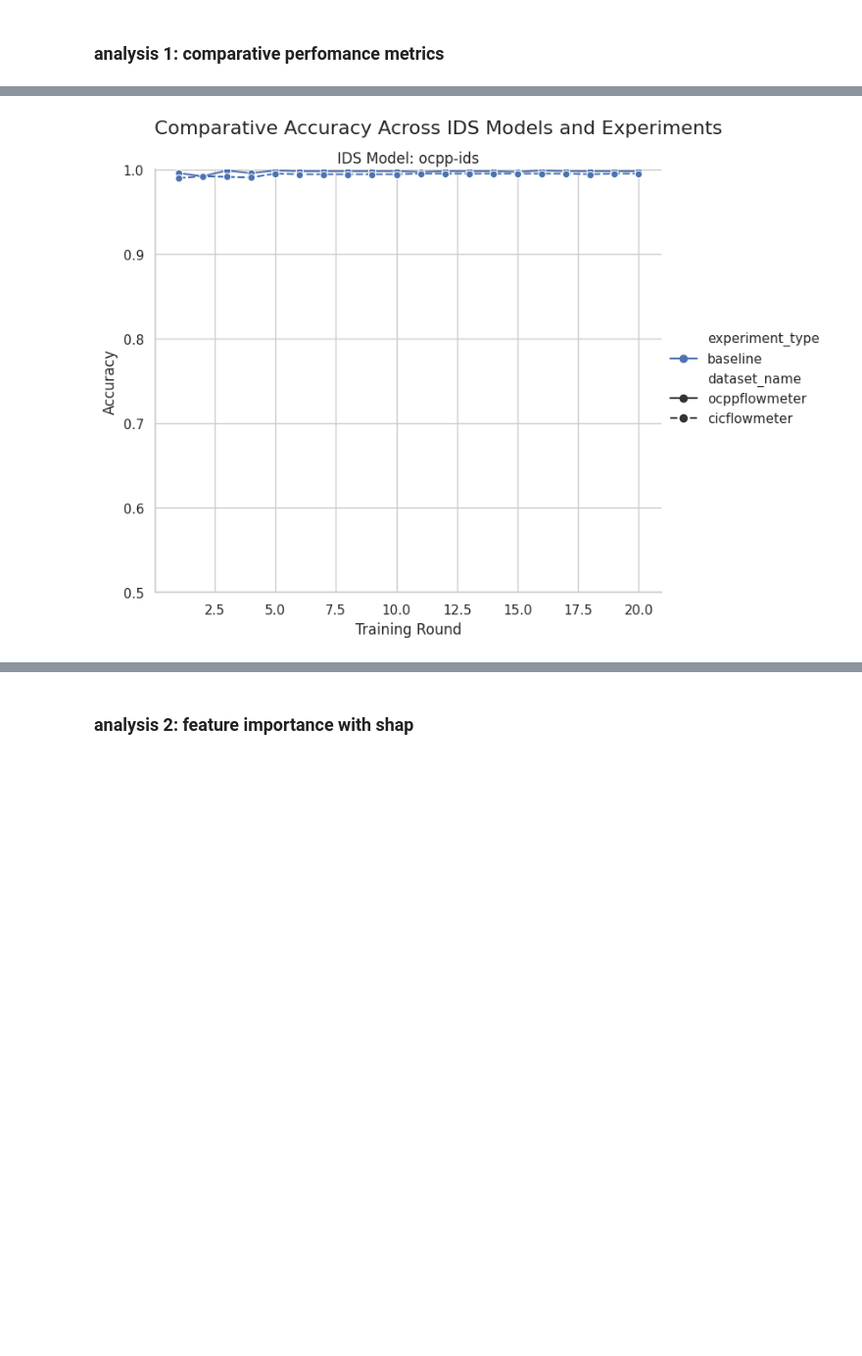
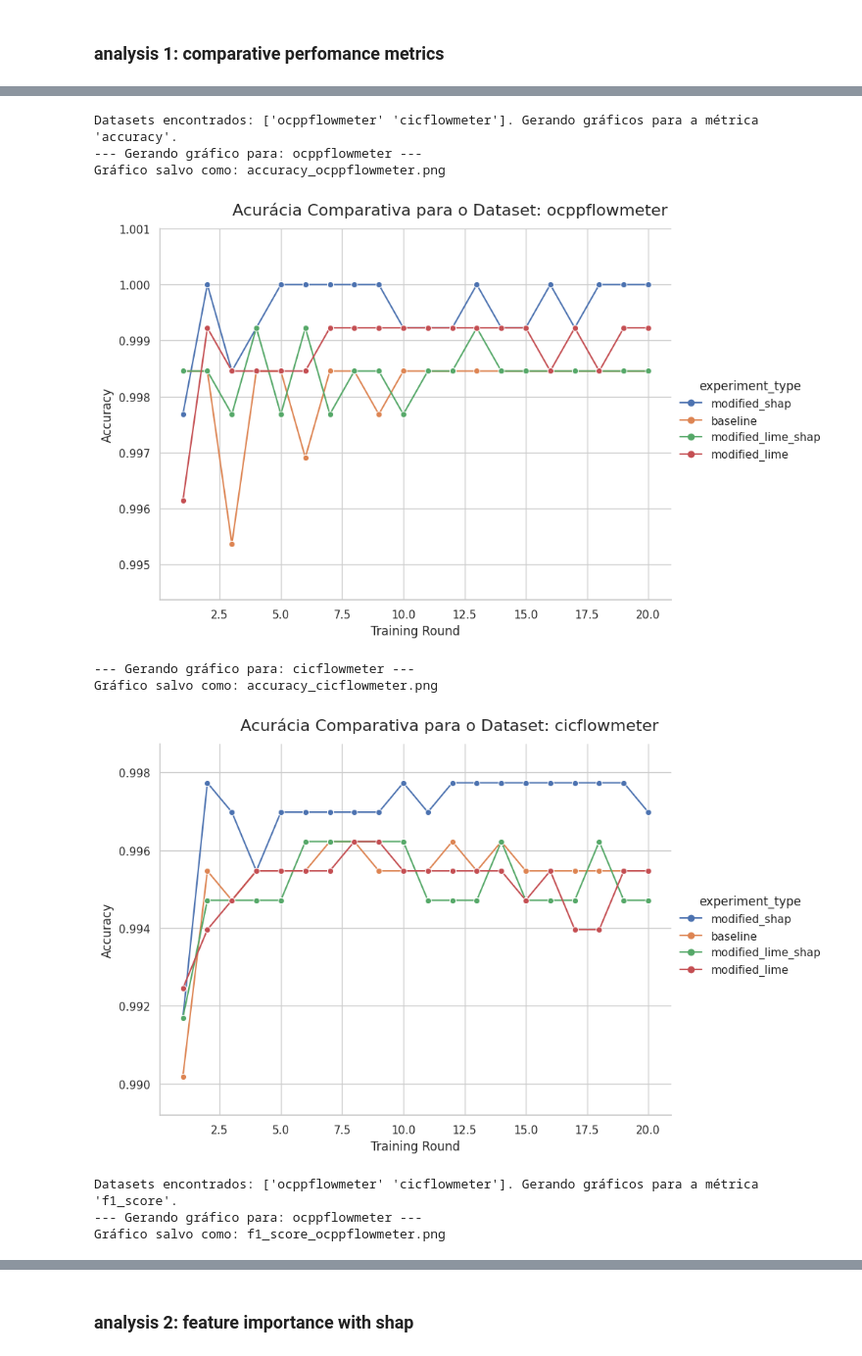
Before and after one commit to th-duvanel/ids-explainability, a Jupyter notebook: analysis.ipynb, the cells around one changed output, grey strips where cells are left out. Shown at 98% size. Cells and saved outputs as stored; diff of their text form; code cells hidden in the pictures; blank space fills up the shorter version.

```diff
--- a/analysis.ipynb
+++ b/analysis.ipynb
@@ -101,27 +102,0 @@ Sample of the combined data:
-# %%
-if master_df_list:
-    # Using relplot to create subplots (facets) for each IDS model
-    g = sns.relplot(
-        data=master_metrics_df,
-        x='round',
-        y='accuracy',
-        hue='experiment_type', # Colors for 'baseline' vs 'modified'
-        style='dataset_name',  # Line/marker styles for 'cicflowmeter' vs 'ocppflowmeter'
-        col='ids_model',       # <<< CRITICAL: Creates a plot column for each IDS model
-        kind='line',
-        marker='o',
-        height=6,
-        aspect=1.2
-    )
-
-    g.fig.suptitle('Comparative Accuracy Across IDS Models and Experiments', y=1.03, fontsize=16)
-    g.set_axis_labels("Training Round", "Accuracy")
-    g.set_titles("IDS Model: {col_name}")
-    g.set(ylim=(0.5, 1.0)) # Adjust Y-axis limits if necessary
-
-    plots_path = os.path.join(ROOT_DIR, 'notebooks', 'plots')
-    os.makedirs(plots_path, exist_ok=True)
-    plt.savefig(os.path.join(plots_path, 'comparative_accuracy_all_ids.png'))
-    plt.show()
-# %% [output]
-[figure, removed]
@@ -127,0 +141,25 @@ if master_df_list:
+# %%
+plot_metric_by_dataset(
+    df=master_metrics_df,
+    metric_name='accuracy',
+    title_name='Acurácia Comparativa',
+    y_axis_label='Accuracy'
+)
+
+plot_metric_by_dataset(
+    df=master_metrics_df,
+    metric_name='f1_score',
+    title_name='F1-Score Comparativo',
+    y_axis_label='F1-Score'
+)
+# %% [output]
+Datasets encontrados: ['ocppflowmeter' 'cicflowmeter']. Gerando gráficos para a métrica 'accuracy'.
+--- Gerando gráfico para: ocppflowmeter ---
+Gráfico salvo como: accuracy_ocppflowmeter.png
+[figure, added]
+--- Gerando gráfico para: cicflowmeter ---
+Gráfico salvo como: accuracy_cicflowmeter.png
+[figure, added]
+Datasets encontrados: ['ocppflowmeter' 'cicflowmeter']. Gerando gráficos para a métrica 'f1_score'.
+--- Gerando gráfico para: ocppflowmeter ---
+Gráfico salvo como: f1_score_ocppflowmeter.png
```
Also changed, not shown: parts of 5 cells of this notebook, 20 other files.
